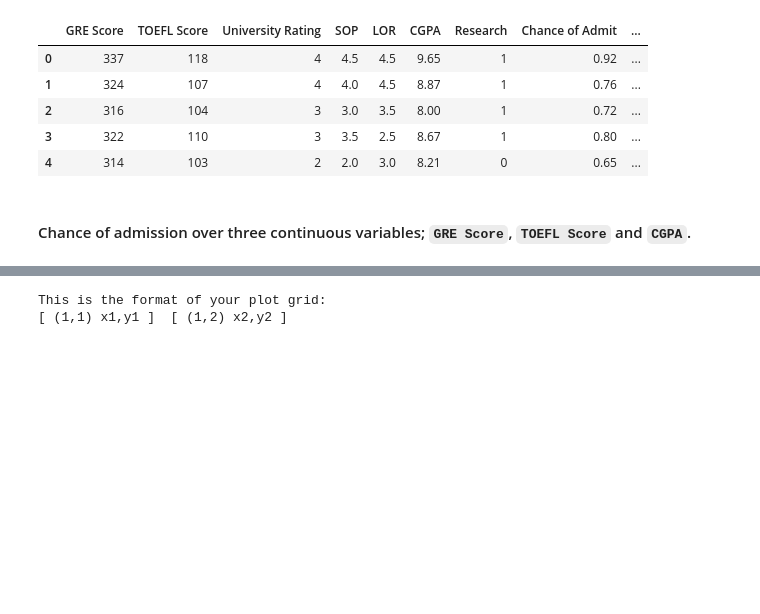
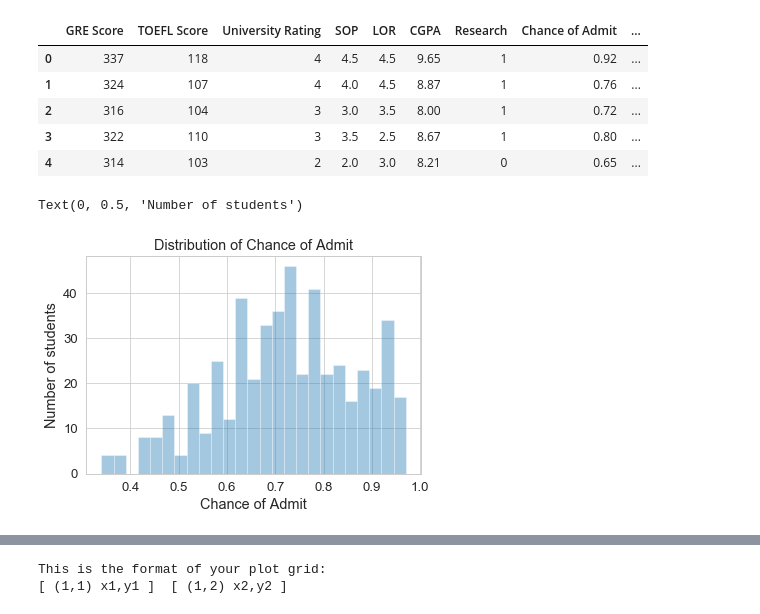
Before and after one commit to kylelee417/CollabProject, a Jupyter notebook: project_notebook.ipynb, the cells around one changed output, grey strips where cells are left out. Cells and saved outputs as stored; diff of their text form; code cells hidden in the pictures; blank space fills up the shorter version.

```diff
--- a/project_notebook.ipynb
+++ b/project_notebook.ipynb
@@ -118,5 +110,10 @@ ga_df.head()
 | 2 | 316 | 104 | 3 | 3.0 | 3.5 | 8.00 | 1 | 0.72 | ... |
 | 3 | 322 | 110 | 3 | 3.5 | 2.5 | 8.67 | 1 | 0.80 | ... |
 | 4 | 314 | 103 | 2 | 2.0 | 3.0 | 8.21 | 0 | 0.65 | ... |
-# %% [markdown]
-#### Chance of admission over three continuous variables; `GRE Score`, `TOEFL Score` and `CGPA`.
+# %%
+sns.distplot(ga_df['Chance of Admit'],bins=25,kde=False)
+plt.title('Distribution of Chance of Admit')
+plt.ylabel('Number of students')
+# %% [output]
+Text(0, 0.5, 'Number of students')
+[figure, added]
```
Also changed, not shown: parts of 19 cells of this notebook.
